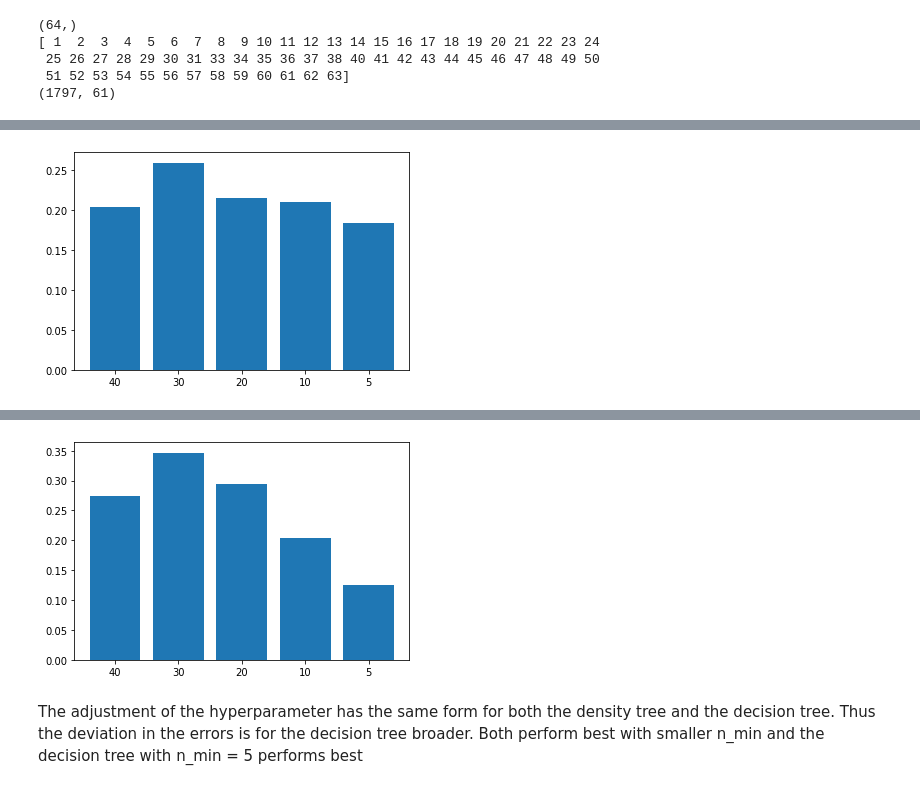
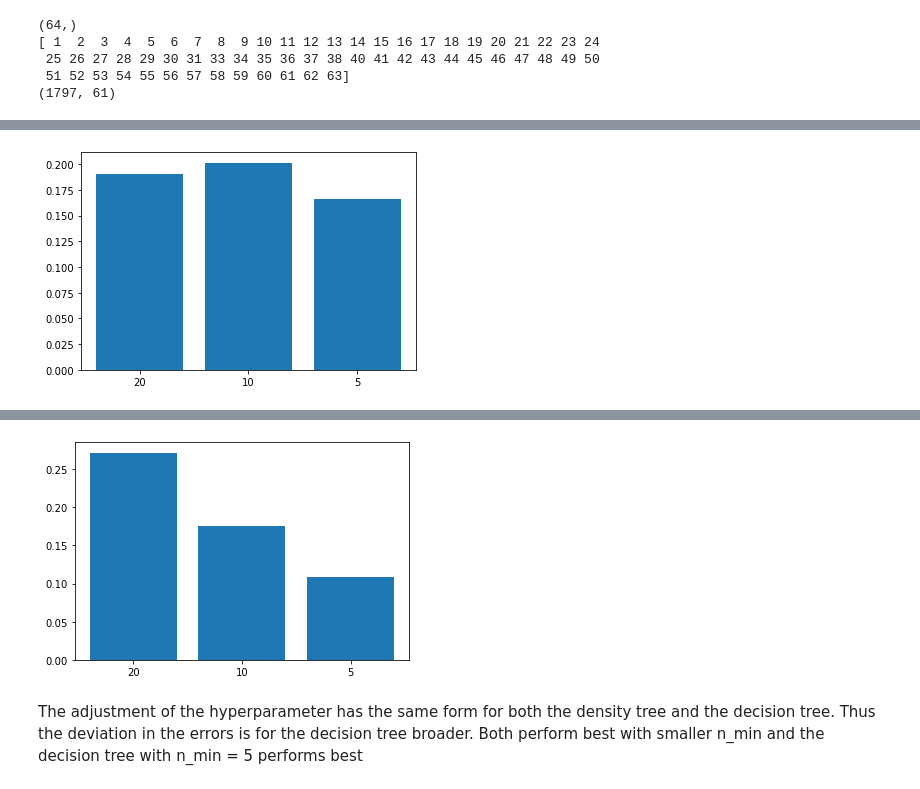
Before and after one commit to sikupe/fml-uebungen, a Jupyter notebook: uebung_4.ipynb, the cells around one changed output, grey strips where cells are left out. Cells and saved outputs as stored; diff of their text form; code cells hidden in the pictures.

```diff
--- a/uebung_4.ipynb
+++ b/uebung_4.ipynb
@@ -71,7 +71,7 @@ class DensityTree(Tree):
                 # Call 'make_density_split_node()' with 'D_try' randomly selected
                 # indices from 'valid_features'. This turns 'node' into a split node
                 # and returns the two children, which must be placed on the 'stack'.
-                indices = np.random.choice(np.arange(0, len(valid_features)), D_try)
+                indices = np.random.choice(np.arange(0, len(valid_features)), D_try, False)
                 left, right = make_density_split_node(node, N, valid_features[indices])
                 stack.append(left)
                 stack.append(right)
@@ -219,7 +219,7 @@ class DecisionTree(Tree):
                 # Call 'make_decision_split_node()' with 'D_try' randomly selected
                 # feature indices. This turns 'node' into a split node
                 # and returns the two children, which must be placed on the 'stack'.
-                indices = np.random.choice(np.arange(0, D), D_try)
+                indices = np.random.choice(np.arange(0, D), D_try, False)
                 left, right = make_decision_split_node(node, indices)
                 stack.append(left)
                 stack.append(right)
@@ -380,16 +383,13 @@ def show_plot(errors: np.ndarray, n_mins: np.ndarray):
     plt.show()
 
 
-def train_test_density_tree(n_min) -> float:
-    density_trees: List[DensityTree] = []
-    for number in range(10):
+def train_test_generative_classifier(density_trees, n_min) -> float:
+    for number, density_tree in enumerate(density_trees):
         indices = np.where(target == number)
         filtered_data = data[indices]
         prior = len(filtered_data) / len(data)
 
-        density_tree = DensityTree()
         density_tree.train(filtered_data, prior, n_min)
-        density_trees.append(density_tree)
 
     calculated_target = np.zeros(len(target), dtype=int)
 
@@ -416,8 +416,7 @@ def train_test_density_tree(n_min) -> float:
     return density_tree_err_rate
 
 
-def train_test_decision_tree(n_min) -> float:
-    decision_tree = DecisionTree()
+def train_test_discriminative_classifier(decision_tree, n_min) -> float:
     decision_tree.train(data, target, n_min)
 
     calculated_target = np.array([decision_tree.predict(instance) for instance in data], dtype=int)
@@ -433,21 +432,28 @@ def train_test_decision_tree(n_min) -> float:
     return decision_tree_err_rate
 
 
-n_mins = [40, 30, 20, 10, 5]
-density_tree_error = []
-print('Density tree:')
-for hyper_n_min in n_mins:
-    print(f'n_min: {hyper_n_min}')
-    error = train_test_density_tree(hyper_n_min)
-    density_tree_error.append(error)
-show_plot(density_tree_error, n_mins)
+def train_test(create_generative_classifiers, create_discriminative_classifier, generative_n_mins,
+               discriminative_n_mins):
+    density_tree_error = []
+    print('Generative classifier:')
+    for hyper_n_min in generative_n_mins:
+        print(f'n_min: {hyper_n_min}')
+        density_trees = create_generative_classifiers()
+        error = train_test_generative_classifier(density_trees, hyper_n_min)
+        density_tree_error.append(error)
+    show_plot(density_tree_error, generative_n_mins)
 
-decision_tree_error = []
-print()
-print('Decision tree:')
-for hyper_n_min in n_mins:
-    print(f'n_min: {hyper_n_min}')
-    error = train_test_decision_tree(hyper_n_min)
-    decision_tree_error.append(error)
-show_plot(decision_tree_error, n_mins)
+    decision_tree_error = []
+    print()
+    print('Discriminative classifier:')
+    for hyper_n_min in discriminative_n_mins:
+        print(f'n_min: {hyper_n_min}')
+        error = train_test_discriminative_classifier(create_discriminative_classifier(), hyper_n_min)
+        decision_tree_error.append(error)
+    show_plot(decision_tree_error, discriminative_n_mins)
+
+
+train_test(lambda: [DensityTree() for _ in range(10)], lambda: DecisionTree(), [20, 10, 5], [20, 10, 5])
+
+#train_test(lambda: [], lambda: DecisionTree(), [], [0])
 # %% [output]
@@ -471 +477 @@ actual/expected    0         1         2         3         4         5    6  \
-[figure, old version]
+[figure, new version]
@@ -489,4 +495,4 @@ actual/expected         0         1         2         3         4         5  \
-[figure, old version]
+[figure, new version]
 # %% [markdown]
 The adjustment of the hyperparameter has the same form for both the density tree and the decision tree. Thus the deviation in the errors is for the decision tree broader.
 Both perform best with smaller n_min and the decision tree with n_min = 5 performs best
```
Also changed, not shown: parts of 6 cells of this notebook.
